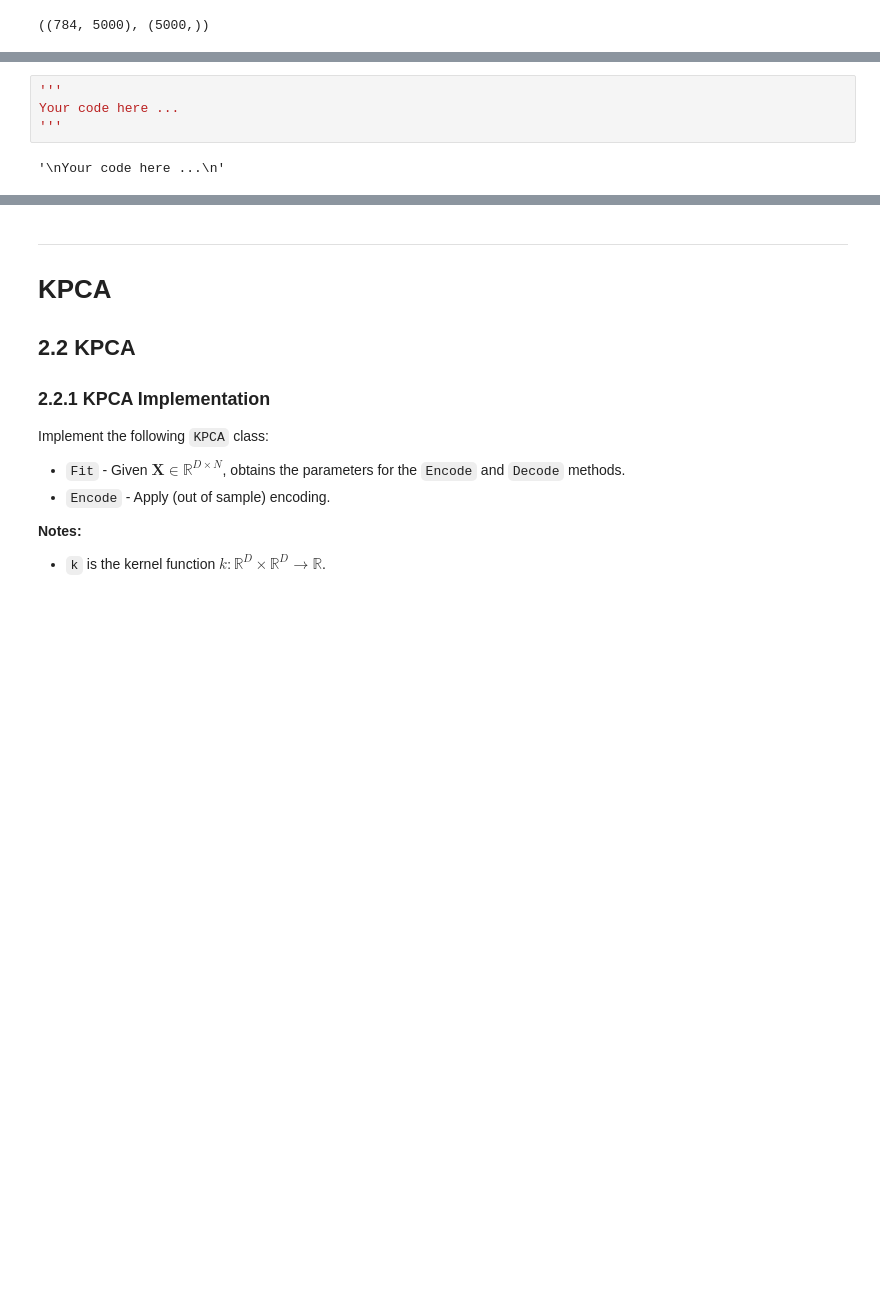
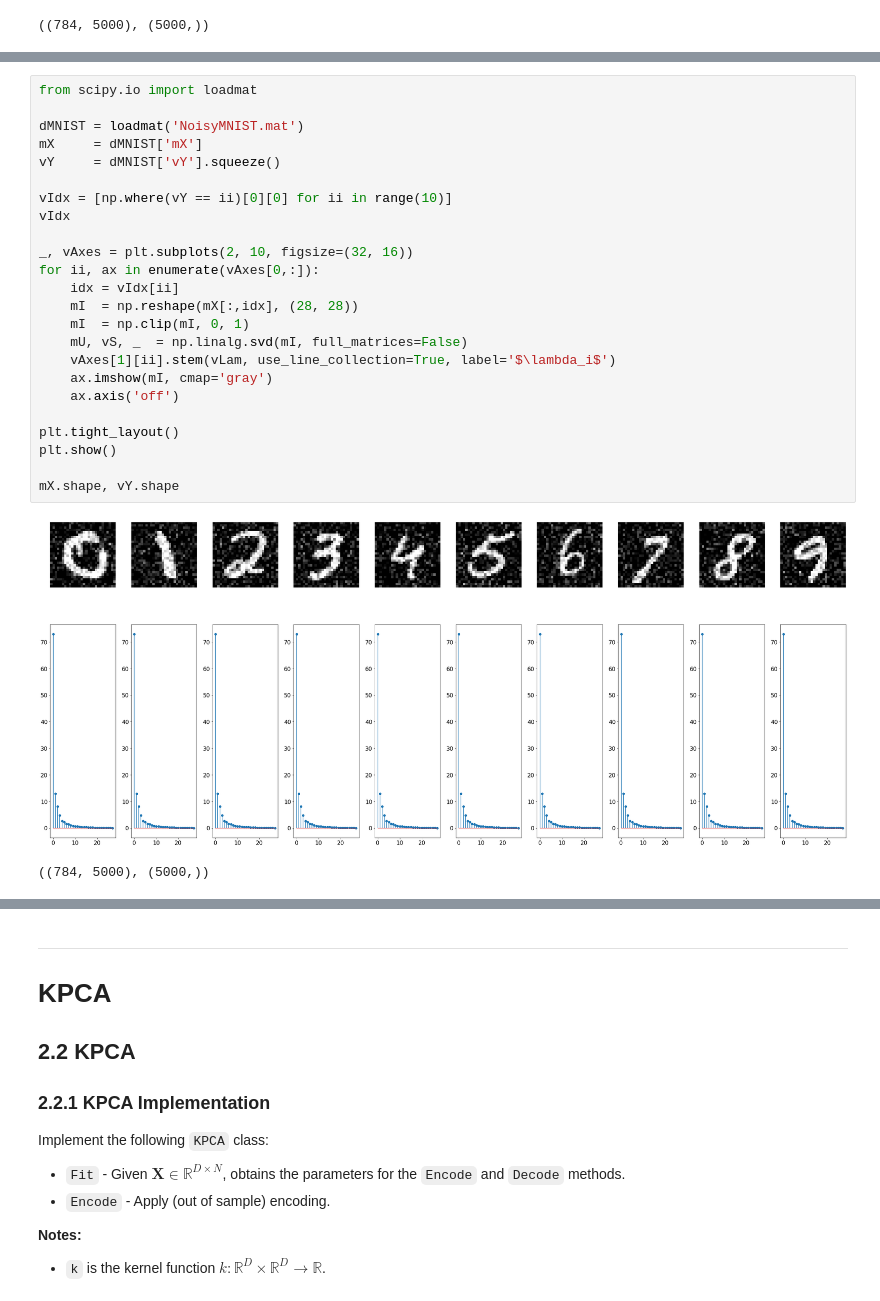
Before and after one commit to alonbar/unsupervised-learning, a Jupyter notebook: ProblemSet2/ProblemSet2.ipynb, the cells around one changed output, grey strips where cells are left out. Drawn from its saved outputs; the diff is of its cells as text; blank space fills up the shorter version.

```diff
--- a/ProblemSet2/ProblemSet2.ipynb
+++ b/ProblemSet2/ProblemSet2.ipynb
@@ -217,9 +196,30 @@ Explain the trade-off between setting small values of $d$ and large values of $d
 **(5%) Bonus:**
 Use the labels `vY` to improve your results (that is, cleaner images).
 (Solve this in a new cell!)
-# %%
-'''
-Your code here ...
-'''
-# %% [output]
-'\nYour code here ...\n'
+# %%
+from scipy.io import loadmat
+
+dMNIST = loadmat('NoisyMNIST.mat')
+mX     = dMNIST['mX']
+vY     = dMNIST['vY'].squeeze()
+
+vIdx = [np.where(vY == ii)[0][0] for ii in range(10)]
+vIdx
+
+_, vAxes = plt.subplots(2, 10, figsize=(32, 16))
+for ii, ax in enumerate(vAxes[0,:]):
+    idx = vIdx[ii]
+    mI  = np.reshape(mX[:,idx], (28, 28))
+    mI  = np.clip(mI, 0, 1)
+    mU, vS, _  = np.linalg.svd(mI, full_matrices=False)
+    vAxes[1][ii].stem(vLam, use_line_collection=True, label='$\lambda_i$')
+    ax.imshow(mI, cmap='gray')
+    ax.axis('off')
+
+plt.tight_layout()
+plt.show()
+
+mX.shape, vY.shape
+# %% [output]
+[figure, added]
+((784, 5000), (5000,))
```
Also changed, not shown: parts of 5 cells of this notebook, 1 other file.
